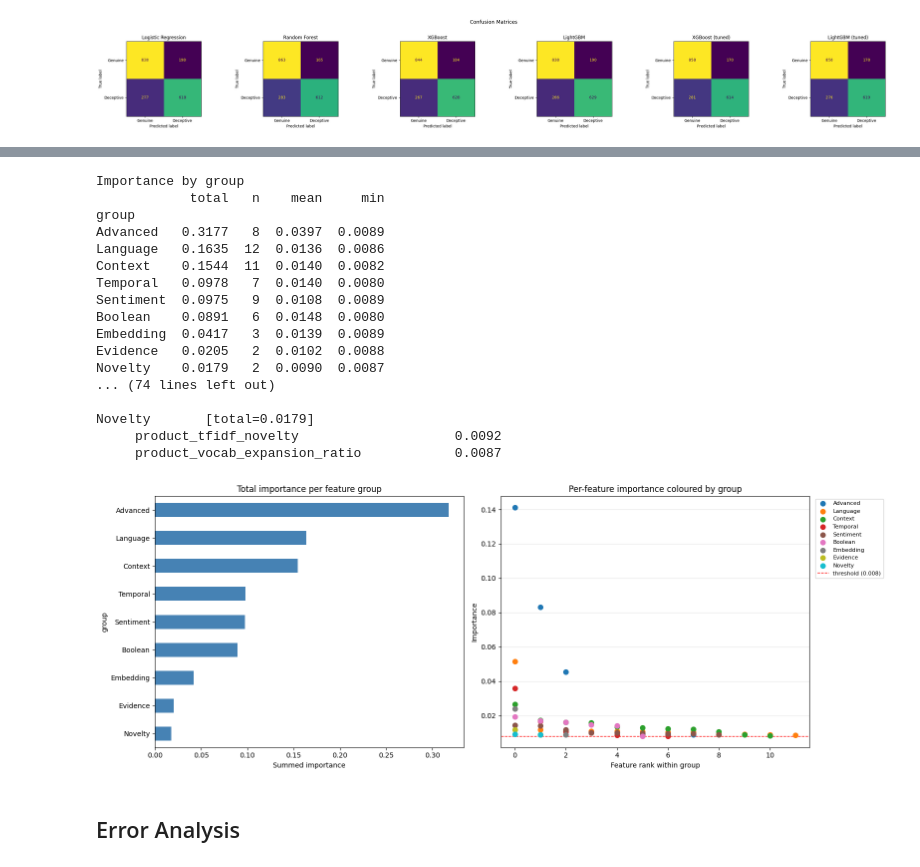
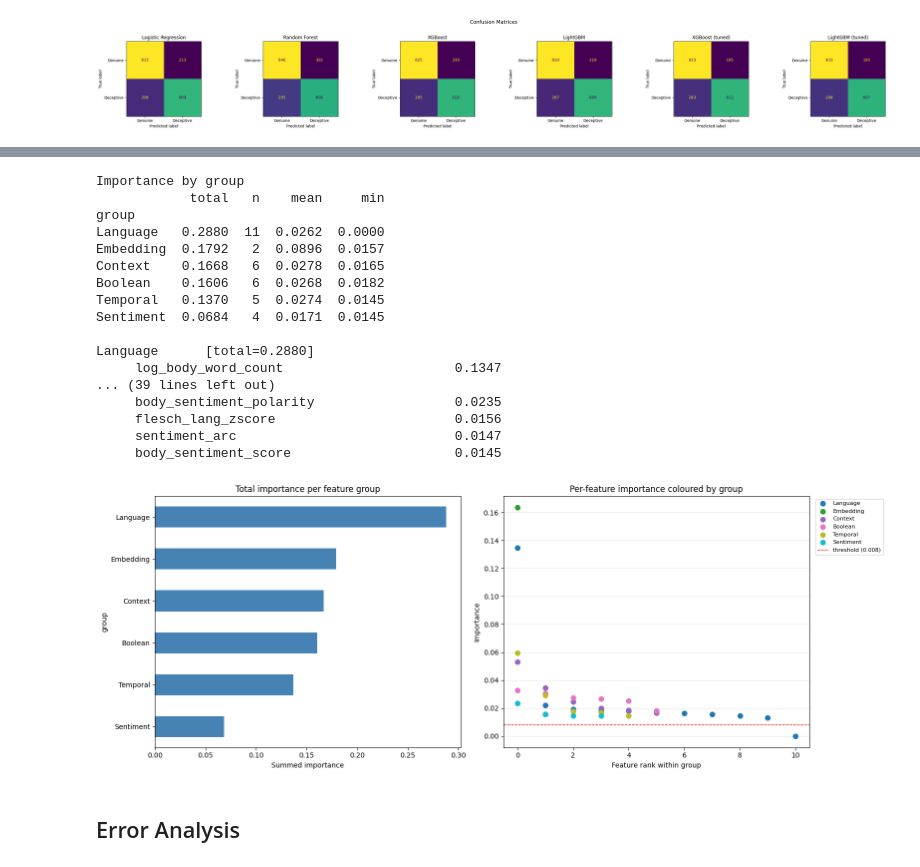
Before and after one commit to Ron-Lakeman/BigDataProject, a Jupyter notebook: src/processing/ml_model_v1.ipynb, the cells around one changed output, grey strips where cells are left out. Cells and saved outputs as stored; diff of their text form; code cells hidden in the pictures.

```diff
--- a/src/processing/ml_model_v1.ipynb
+++ b/src/processing/ml_model_v1.ipynb
@@ -284,8 +283,17 @@ train_df = df[df['dataset_split'] == 'train'].copy()
 for col in boolean_features:
     train_df[col] = train_df[col].astype(float)
 
-X_all = train_df[all_features]
+missing_cols = [f for f in all_features if f not in train_df.columns]
+if missing_cols:
+    print(f"WARNING: {len(missing_cols)} features missing from df — dropping them: {missing_cols}")
+    _used_features = [f for f in all_features if f in train_df.columns]
+else:
+    _used_features = all_features
+
+X_all = train_df[_used_features]
 y_all = train_df['label'].astype(int)
+
+print(f"X_all shape: {X_all.shape}  (expected 34 features)")
 
 X_train, X_holdout, y_train, y_holdout = train_test_split(
     X_all, y_all, test_size=0.2, random_state=67, stratify=y_all
@@ -293,7 +301,7 @@ X_train, X_holdout, y_train, y_holdout = train_test_split(
 
 # Keep full row info for error analysis later
 holdout_meta = train_df.loc[X_holdout.index, ['_index', 'log_body_word_count',
-    'detected_language', 'body_sentiment_label', 'product_tfidf_novelty']].copy()
+    'detected_language', 'body_sentiment_label', 'char_ngram_entropy']].copy()
 
 print(f"Train : {X_train.shape[0]:,} rows")
 print(f"Holdout: {X_holdout.shape[0]:,} rows")
@@ -537,13 +550,22 @@ plt.show()
 # %% [output]
 [figure]
 # %%
-feature_names = numeric_features + boolean_features
-importances   = best_xgb.named_steps['classifier'].feature_importances_
+importances = best_xgb.named_steps['classifier'].feature_importances_
 
-feat_imp = (pd.Series(importances, index=feature_names)
+# get_feature_names_out() returns the actual features used (e.g. 'num__log_body_word_count')
+raw_names = best_xgb.named_steps['prep'].get_feature_names_out()
+trained_feature_names = [n.split('__', 1)[-1] for n in raw_names]
+
+print(f"Features in trained model: {len(trained_feature_names)}")
+if len(trained_feature_names) < len(numeric_features) + len(boolean_features):
+    expected = set(numeric_features + boolean_features)
+    actual   = set(trained_feature_names)
+    print(f"Missing vs full feature list: {sorted(expected - actual)}")
+
+feat_imp = (pd.Series(importances, index=trained_feature_names)
               .sort_values(ascending=False))
 
-print("XGBoost Top 20 features:")
+print("\nXGBoost Top 20 features:")
 print(feat_imp.head(20).round(4).to_string())
 
 low_importance = feat_imp[feat_imp < 0.003].index.tolist()
@@ -553,14 +575,16 @@ if low_importance:
 
 # LightGBM importances
 if best_lgb is not None:
+    lgb_raw   = best_lgb.named_steps['prep'].get_feature_names_out()
+    lgb_names = [n.split('__', 1)[-1] for n in lgb_raw]
     lgb_imp = pd.Series(
         best_lgb.named_steps['classifier'].feature_importances_,
-        index=feature_names
+        index=lgb_names
     ).sort_values(ascending=False)
     print("\nLightGBM Top 20 features:")
     print(lgb_imp.head(20).round(4).to_string())
 
-# Plot top 25 for each
+# Plot top 25
 n_plots = 2 if best_lgb is not None else 1
 fig, axes = plt.subplots(1, n_plots, figsize=(8 * n_plots, 8))
 if n_plots == 1:
@@ -572,7 +596,7 @@ axes[0].set_xlabel('Importance')
 
 if best_lgb is not None:
     lgb_imp.head(25).sort_values().plot(kind='barh', ax=axes[1], color='darkorange')
-    axes[1].set_title('LightGBM (tuned)  Top 25 Feature Importances')
+    axes[1].set_title('LightGBM (tuned) Top 25 Feature Importances')
     axes[1].set_xlabel('Importance (split count, normalised)')
 
 plt.tight_layout()
@@ -602,10 +626,7 @@ _group_map = (
     [(f, 'Language')   for f in language_features]  +
     [(f, 'Embedding')  for f in embedding_features] +
     [(f, 'Sentiment')  for f in sentiment_features] +
-    [(f, 'Evidence')   for f in evidence_features]  +
-    [(f, 'Novelty')    for f in novelty_features]   +
     [(f, 'Context')    for f in context_features]   +
-    [(f, 'Advanced')   for f in advanced_features]  +
     [(f, 'Boolean')    for f in boolean_features]
 )
 group_lookup = dict(_group_map)
@@ -631,47 +652,47 @@ for grp in group_totals.index:
         flag = ' !' if row['importance'] < WARN_THRESHOLD else '  '
         print(f"  {flag} {row['feature']:<40s} {row['importance']:.4f}")
 
 fig, axes = plt.subplots(1, 2, figsize=(16, 6))
 
 group_totals['total'].sort_values().plot(kind='barh', ax=axes[0], color='steelblue')
 axes[0].set_title('Total importance per feature group')
 axes[0].set_xlabel('Summed importance')
 
 import matplotlib.cm as cm
 groups_ordered = group_totals.index.tolist()
 colours = cm.tab10(np.linspace(0, 1, len(groups_ordered)))
 colour_map = dict(zip(groups_ordered, colours))
 for grp, col in colour_map.items():
     sub = feat_imp_df[feat_imp_df['group'] == grp].sort_values('importance', ascending=False)
     axes[1].scatter(range(len(sub)), sub['importance'], label=grp, color=col, s=50, zorder=3)
 axes[1].axhline(WARN_THRESHOLD, color='red', linestyle='--', linewidth=1, label=f'threshold ({WARN_THRESHOLD})')
 axes[1].set_title('Per-feature importance coloured by group')
 axes[1].set_xlabel('Feature rank within group')
 axes[1].set_ylabel('Importance')
 axes[1].legend(bbox_to_anchor=(1.01, 1), loc='upper left', fontsize=8)
 axes[1].grid(axis='y', alpha=0.3)
 
 plt.tight_layout()
 plt.show()
 # %% [output]
 Importance by group
             total   n    mean     min
 group
-Advanced   0.3177   8  0.0397  0.0089
-Language   0.1635  12  0.0136  0.0086
-Context    0.1544  11  0.0140  0.0082
-Temporal   0.0978   7  0.0140  0.0080
-Sentiment  0.0975   9  0.0108  0.0089
-Boolean    0.0891   6  0.0148  0.0080
-Embedding  0.0417   3  0.0139  0.0089
-Evidence   0.0205   2  0.0102  0.0088
-Novelty    0.0179   2  0.0090  0.0087
-... (74 lines left out)
+Language   0.2880  11  0.0262  0.0000
+Embedding  0.1792   2  0.0896  0.0157
+Context    0.1668   6  0.0278  0.0165
+Boolean    0.1606   6  0.0268  0.0182
+Temporal   0.1370   5  0.0274  0.0145
+Sentiment  0.0684   4  0.0171  0.0145
 
-Novelty       [total=0.0179]
-     product_tfidf_novelty                    0.0092
-     product_vocab_expansion_ratio            0.0087
+Language      [total=0.2880]
+     log_body_word_count                      0.1347
+... (39 lines left out)
+     body_sentiment_polarity                  0.0235
+     flesch_lang_zscore                       0.0156
+     sentiment_arc                            0.0147
+     body_sentiment_score                     0.0145
-[figure, old version]
+[figure, new version]
 # %% [markdown]
 ## Error Analysis
 # %%
```
Also changed, not shown: parts of 20 cells of this notebook, 13 other files.
